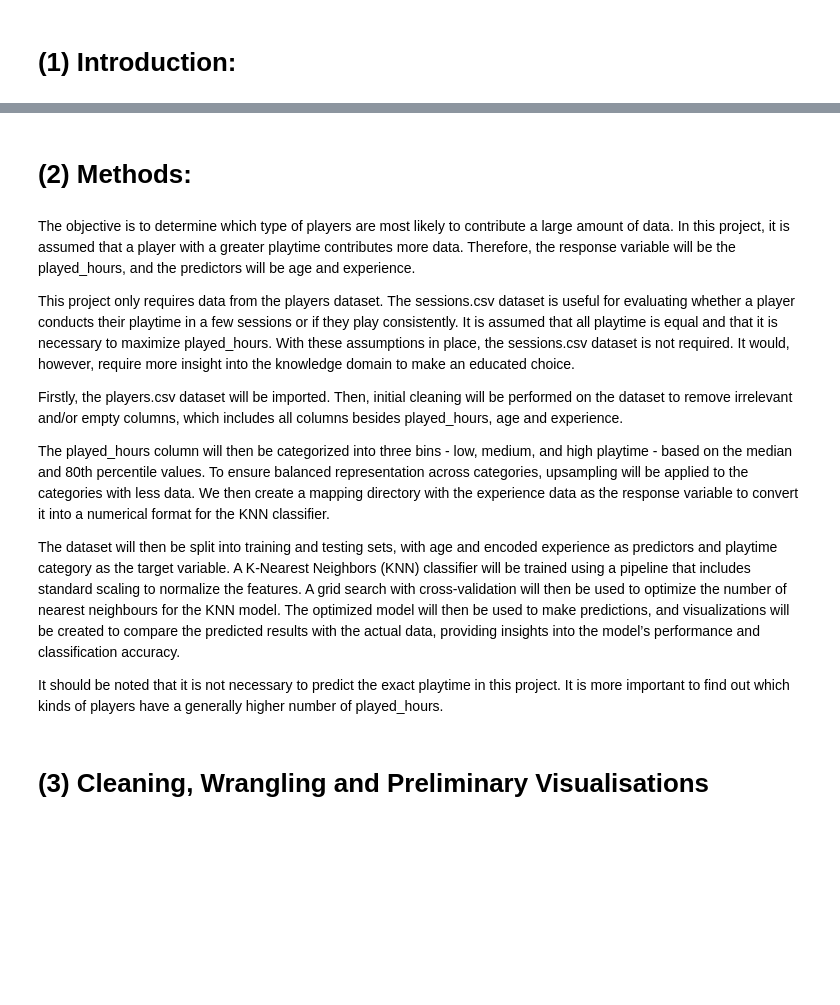
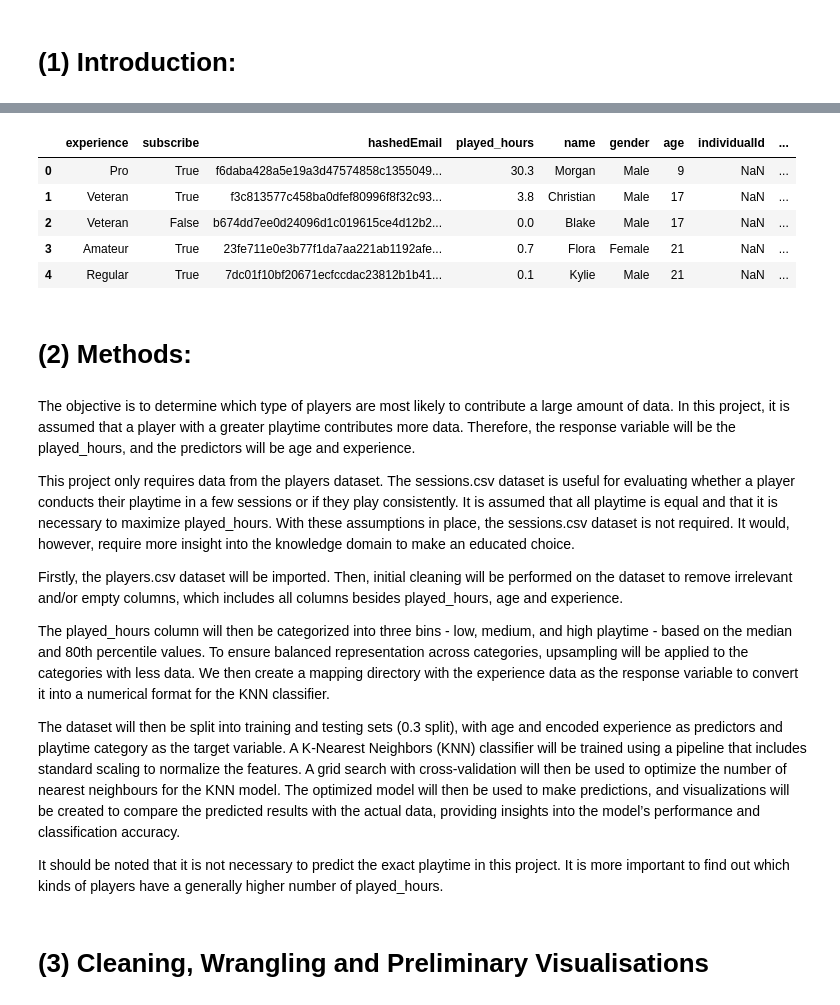
Before and after one commit to Lionung/dsci_100_group_project, a Jupyter notebook: Group 8 Project.ipynb, the cells around one changed output, grey strips where cells are left out. Saved outputs shown, nothing was run; the diff lists cells and outputs as text; code cells hidden in the pictures; blank space fills up the shorter version.

```diff
--- a/Group 8 Project.ipynb
+++ b/Group 8 Project.ipynb
@@ -50,3 +104,13 @@ The dataset was collected from PlaiCraft's Minecraft servers. Some potential iss
+# %%
+#sampling the players dataset
+players.head()
+# %% [output]
+|  | experience | subscribe | hashedEmail | played_hours | name | gender | age | individualId | ... |
+| 0 | Pro | True | f6daba428a5e19a3d47574858c1355049... | 30.3 | Morgan | Male | 9 | NaN | ... |
+| 1 | Veteran | True | f3c813577c458ba0dfef80996f8f32c93... | 3.8 | Christian | Male | 17 | NaN | ... |
+| 2 | Veteran | False | b674dd7ee0d24096d1c019615ce4d12b2... | 0.0 | Blake | Male | 17 | NaN | ... |
+| 3 | Amateur | True | 23fe711e0e3b77f1da7aa221ab1192afe... | 0.7 | Flora | Female | 21 | NaN | ... |
+| 4 | Regular | True | 7dc01f10bf20671ecfccdac23812b1b41... | 0.1 | Kylie | Male | 21 | NaN | ... |
 # %% [markdown]
 # (2) Methods:
 # %% [markdown]
@@ -58,7 +122,7 @@ Firstly, the players.csv dataset will be imported. Then, initial cleaning will b
 
 The played_hours column will then be categorized into three bins - low, medium, and high playtime - based on the median and 80th percentile values. To ensure balanced representation across categories, upsampling will be applied to the categories with less data. We then create a mapping directory with the experience data as the response variable to convert it into a numerical format for the KNN classifier.
 
-The dataset will then be split into training and testing sets, with age and encoded experience as predictors and playtime category as the target variable. A K-Nearest Neighbors (KNN) classifier will be trained using a pipeline that includes standard scaling to normalize the features. A grid search with cross-validation will then be used to optimize the number of nearest neighbours for the KNN model. The optimized model will then be used to make predictions, and visualizations will be created to compare the predicted results with the actual data, providing insights into the model’s performance and classification accuracy.
+The dataset will then be split into training and testing sets (0.3 split), with age and encoded experience as predictors and playtime category as the target variable. A K-Nearest Neighbors (KNN) classifier will be trained using a pipeline that includes standard scaling to normalize the features. A grid search with cross-validation will then be used to optimize the number of nearest neighbours for the KNN model. The optimized model will then be used to make predictions, and visualizations will be created to compare the predicted results with the actual data, providing insights into the model’s performance and classification accuracy.
 
 It should be noted that it is not necessary to predict the exact playtime in this project. It is more important to find out which kinds of players have a generally higher number of played_hours.
 # %% [markdown]
```
Also changed, not shown: parts of 30 cells of this notebook.
